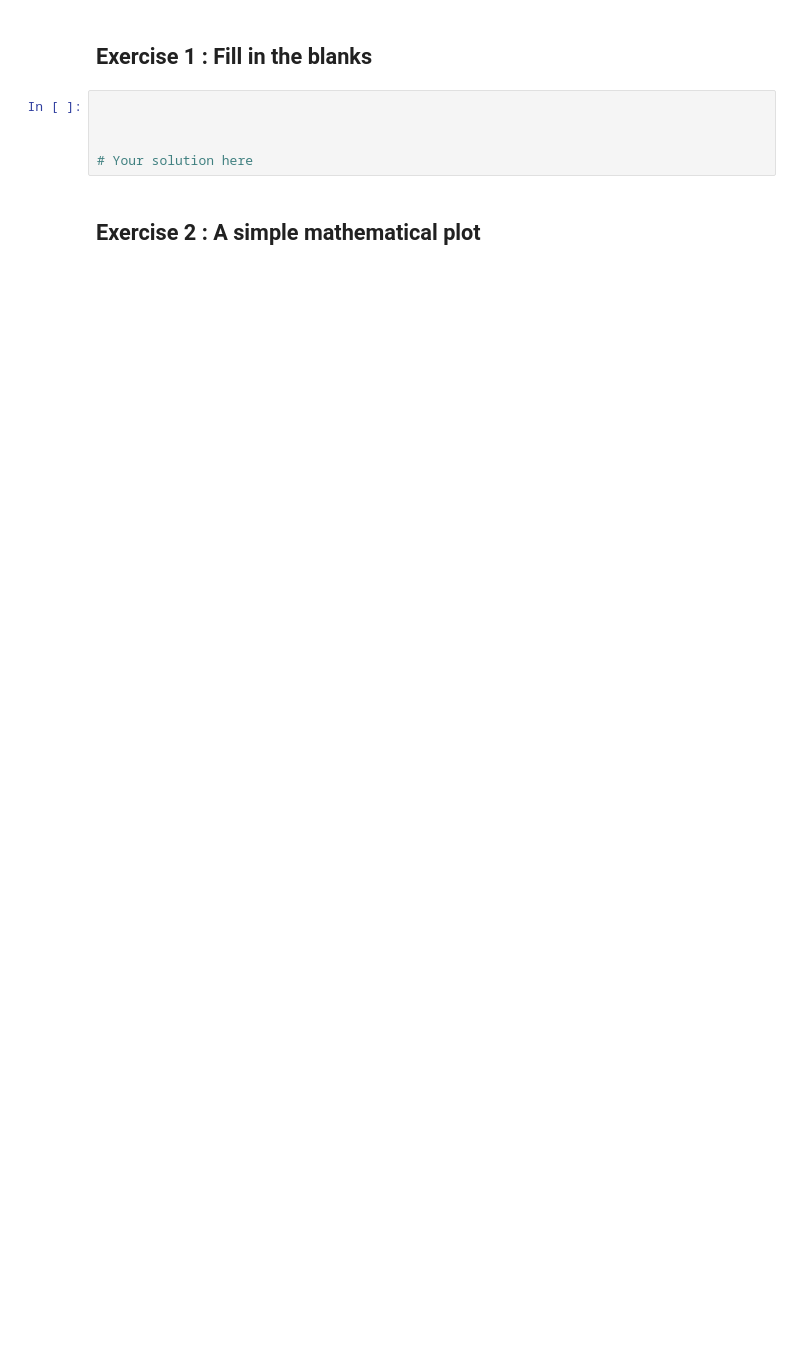
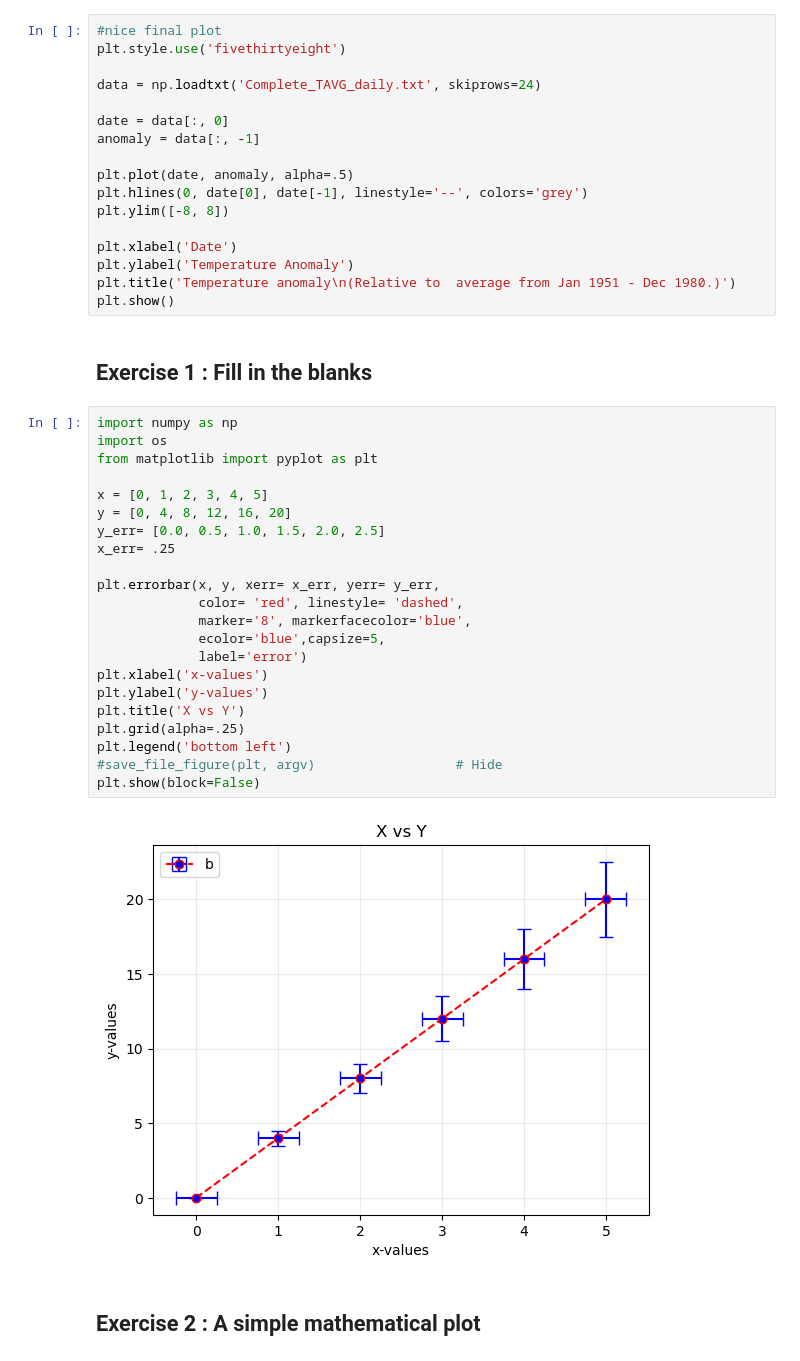
Before and after one commit to SPS-SP2273/learning-portfolio-keriperip, a Jupyter notebook: plotting/plotting_(need).ipynb, the cells around one changed output. Saved outputs shown, nothing was run; the diff lists cells and outputs as text; blank space fills up the shorter version.

```diff
--- a/plotting/plotting_(need).ipynb
+++ b/plotting/plotting_(need).ipynb
@@ -321,10 +352,46 @@ FileNotFoundError: [Errno 2] No such file or directory: 'C://Desktop/simple-plot
+# %%
+#nice final plot
+plt.style.use('fivethirtyeight')
+
+data = np.loadtxt('Complete_TAVG_daily.txt', skiprows=24)
+
+date = data[:, 0]
+anomaly = data[:, -1]
+
+plt.plot(date, anomaly, alpha=.5)
+plt.hlines(0, date[0], date[-1], linestyle='--', colors='grey')
+plt.ylim([-8, 8])
+
+plt.xlabel('Date')
+plt.ylabel('Temperature Anomaly')
+plt.title('Temperature anomaly\n(Relative to  average from Jan 1951 - Dec 1980.)')
+plt.show()
 # %% [markdown]
 ## Exercise 1 :  Fill in the blanks
 # %%
+import numpy as np
+import os
+from matplotlib import pyplot as plt
 
+x = [0, 1, 2, 3, 4, 5]
+y = [0, 4, 8, 12, 16, 20]
+y_err= [0.0, 0.5, 1.0, 1.5, 2.0, 2.5]
+x_err= .25
 
-
-# Your solution here
+plt.errorbar(x, y, xerr= x_err, yerr= y_err,
+             color= 'red', linestyle= 'dashed',
+             marker='8', markerfacecolor='blue',
+             ecolor='blue',capsize=5,
+             label='error')
+plt.xlabel('x-values')
+plt.ylabel('y-values')
+plt.title('X vs Y')
+plt.grid(alpha=.25)
+plt.legend('bottom left')
+#save_file_figure(plt, argv)                  # Hide
+plt.show(block=False)
+# %% [output]
+[figure, added]
 # %% [markdown]
 ## Exercise 2 :  A simple mathematical plot
 # %%
```
Also changed, not shown: parts of 4 cells of this notebook, 1 other file.
